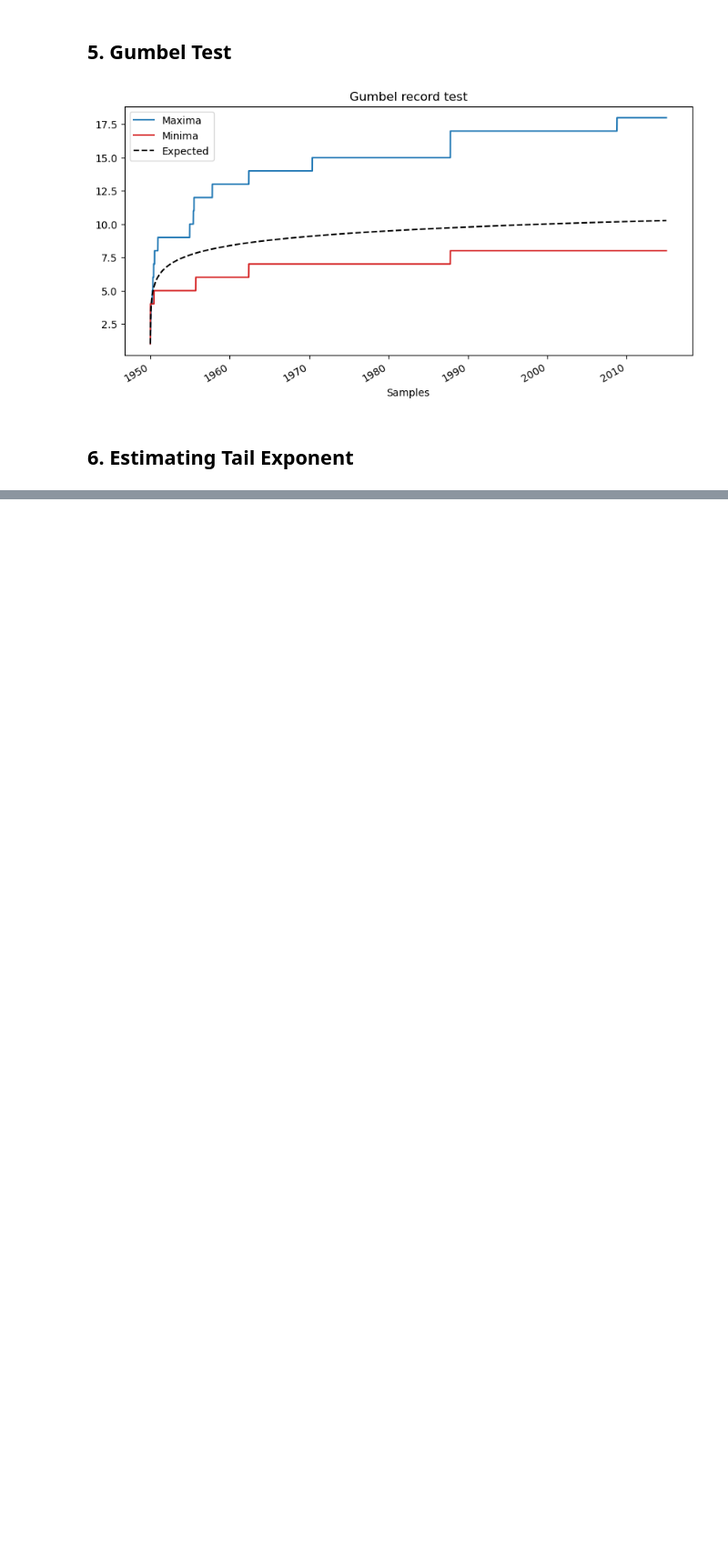
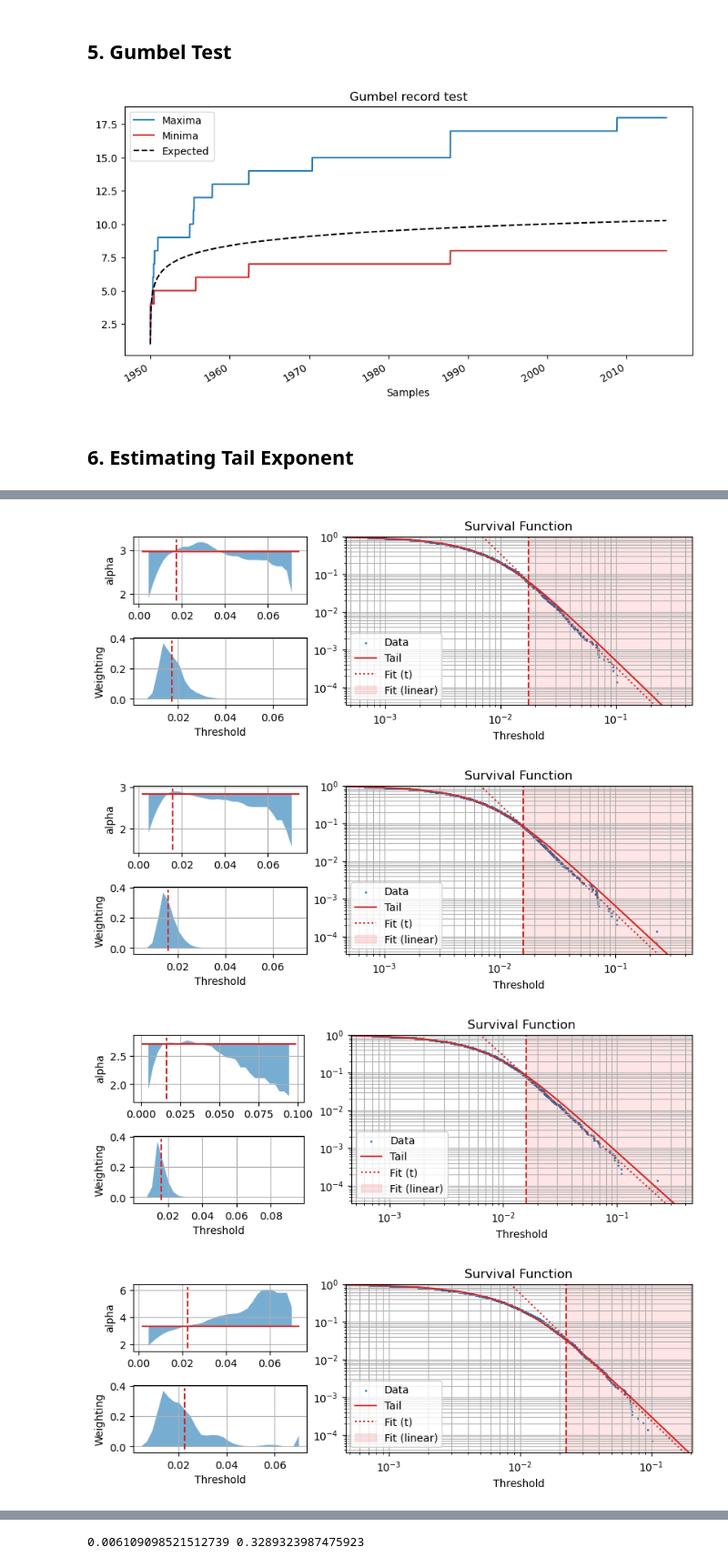
Before and after one commit to ssadjina/FatTailedTools, a Jupyter notebook: notebook_examples.ipynb, the cells around one changed output, grey strips where cells are left out. Shown at 91% size. Saved outputs shown, nothing was run; the diff lists cells and outputs as text; code cells hidden in the pictures; blank space fills up the shorter version.

```diff
--- a/notebook_examples.ipynb
+++ b/notebook_examples.ipynb
@@ -138,0 +142,15 @@ plotting.graphical_alpha_estimation(series=log_returns_abs, loc=0, frac=0.7, n_s
+# %%
+# We can also try to include all sources of uncertainty (via sample bootstrapping and varying the threshold
+# beyond which samples are used for the linear MSE fit on the tail in a log-log survival plot.
+# The tail exponent is estimated to slightly above 3.
+alpha.fit_alpha_and_scale_linear_subsampling(
+    data          = series,
+    period_days   = 1,
+    tail          = 'both',
+    n_debug_plots = 5
+);
+# %% [output]
+[figure, added]
+[figure, added]
+[figure, added]
+[figure, added]
@@ -138,0 +158 @@ plotting.graphical_alpha_estimation(series=log_returns_abs, loc=0, frac=0.7, n_s
+0.006109098521512739 0.3289323987475923
```
Also changed, not shown: parts of 7 cells of this notebook, 1 other file.
